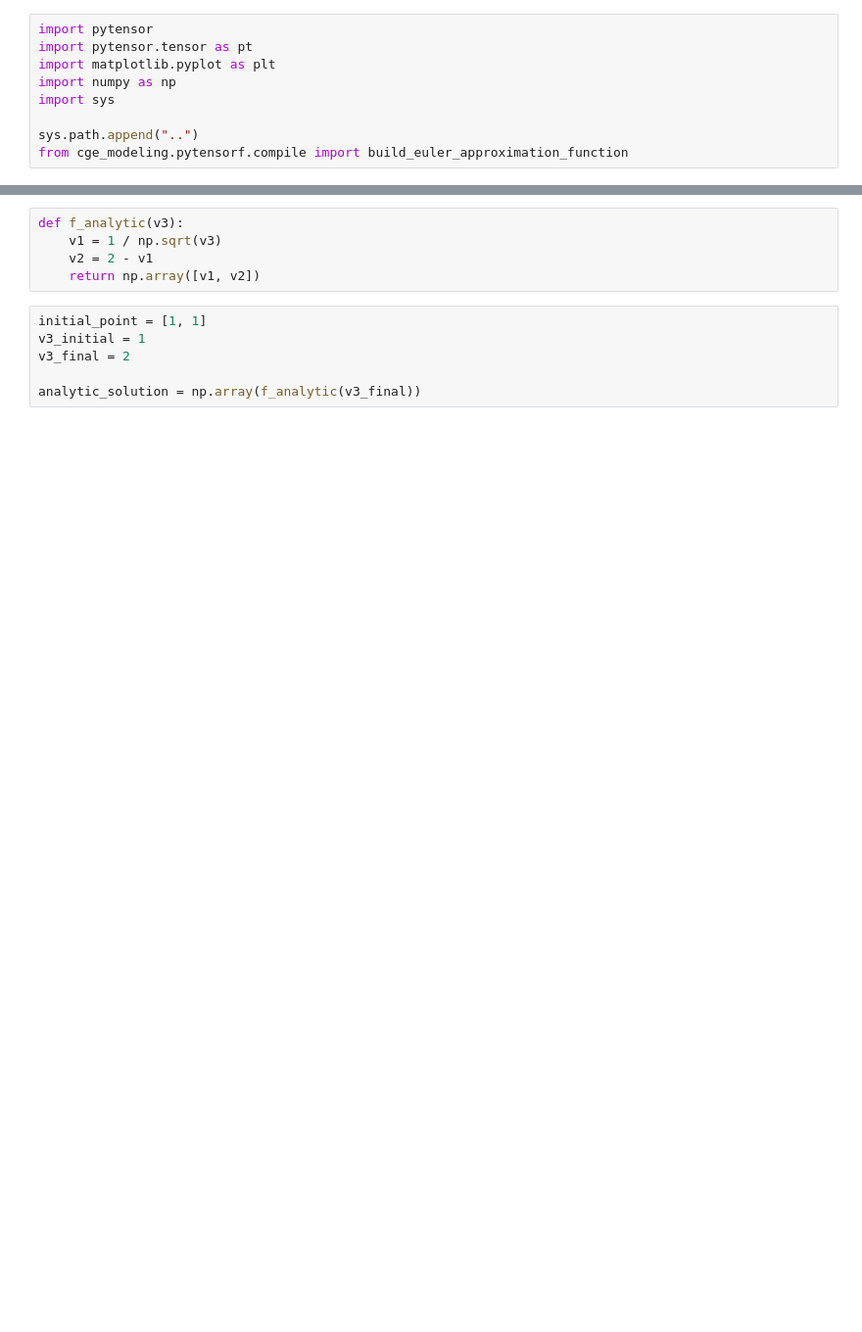
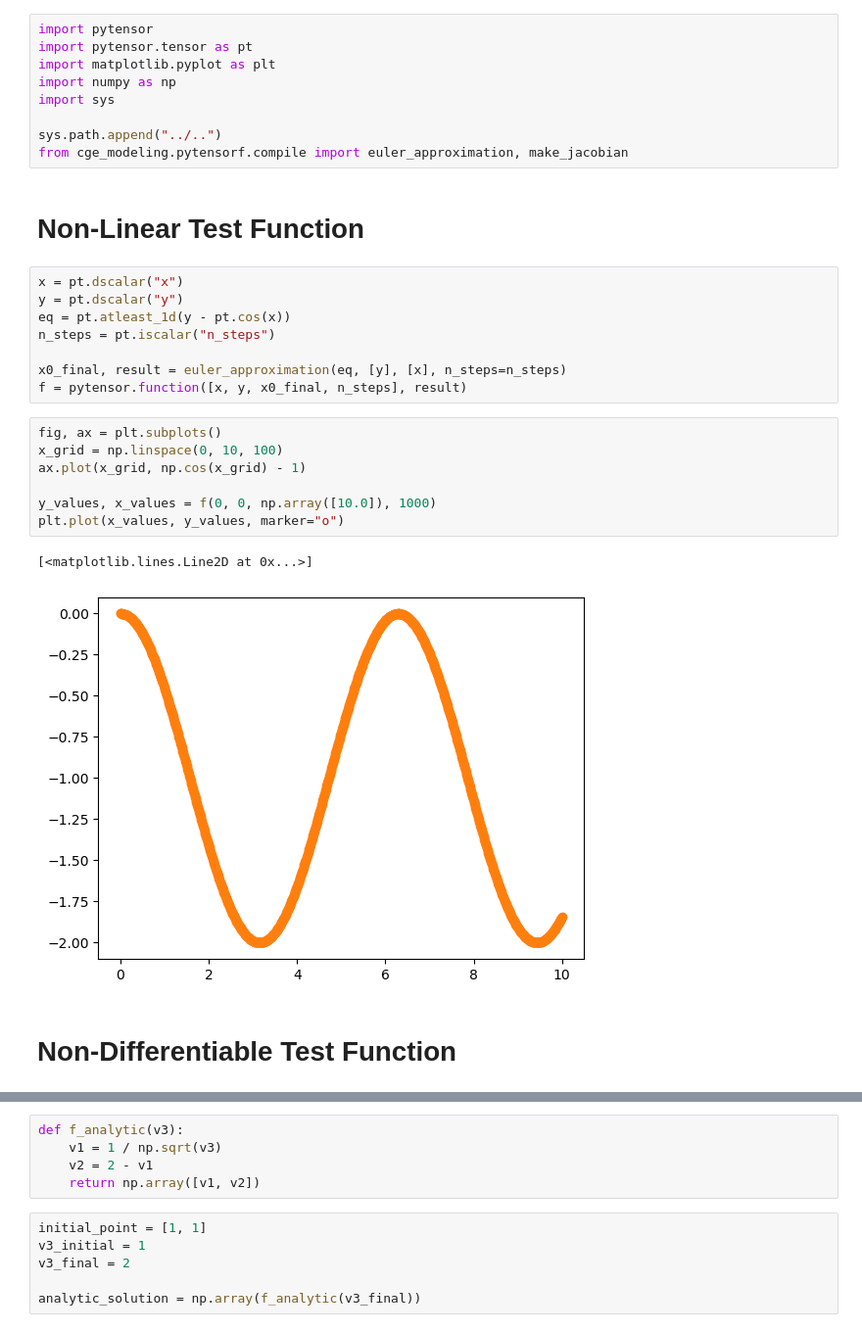
Before and after one commit to jessegrabowski/cge_modeling, a Jupyter notebook: notebooks/Tests and Ohter/Linearization in Pytensor.ipynb, the cells around one changed output, grey strips where cells are left out. Shown at 98% size. Saved outputs shown, nothing was run; the diff lists cells and outputs as text; blank space fills up the shorter version.

Commit message:
Refactor root, tests pass

```diff
--- a/notebooks/Tests and Ohter/Linearization in Pytensor.ipynb
+++ b/notebooks/Tests and Ohter/Linearization in Pytensor.ipynb
@@ -5,5 +5,27 @@ import matplotlib.pyplot as plt
 import numpy as np
 import sys
 
-sys.path.append("..")
-from cge_modeling.pytensorf.compile import build_euler_approximation_function
+sys.path.append("../..")
+from cge_modeling.pytensorf.compile import euler_approximation, make_jacobian
+# %% [markdown]
+# Non-Linear Test Function
+# %%
+x = pt.dscalar("x")
+y = pt.dscalar("y")
+eq = pt.atleast_1d(y - pt.cos(x))
+n_steps = pt.iscalar("n_steps")
+
+x0_final, result = euler_approximation(eq, [y], [x], n_steps=n_steps)
+f = pytensor.function([x, y, x0_final, n_steps], result)
+# %%
+fig, ax = plt.subplots()
+x_grid = np.linspace(0, 10, 100)
+ax.plot(x_grid, np.cos(x_grid) - 1)
+
+y_values, x_values = f(0, 0, np.array([10.0]), 1000)
+plt.plot(x_values, y_values, marker="o")
+# %% [output]
+[<matplotlib.lines.Line2D at 0x...>]
+[figure, added]
+# %% [markdown]
+# Non-Differentiable Test Function
```
Also changed, not shown: parts of 10 cells of this notebook, 15 other files.
